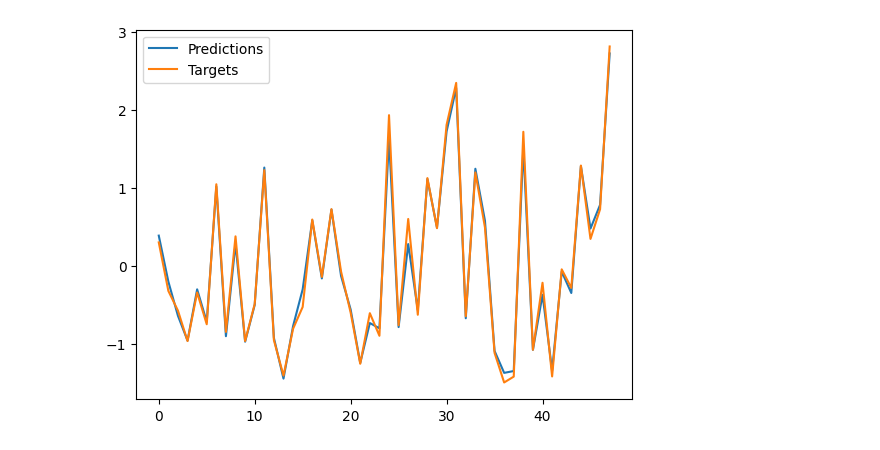
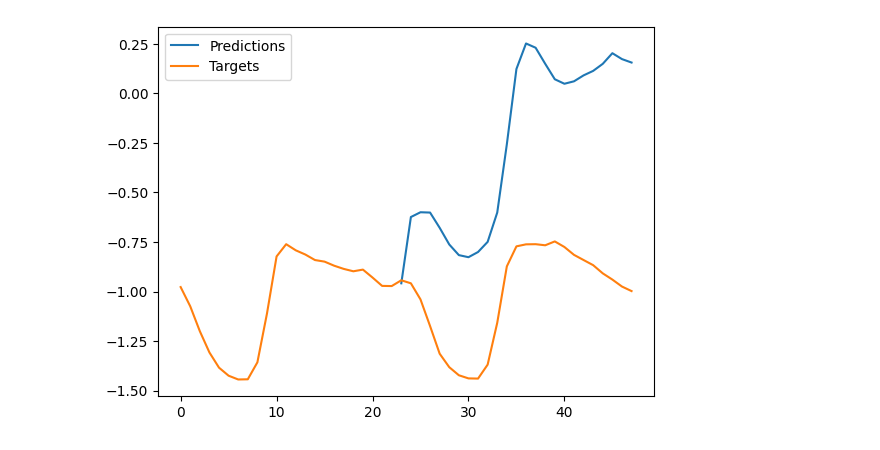
Before and after one commit to JonahNiklas/IT3030-Deep-Learning, a Jupyter notebook: Project2/fnn.ipynb, the cells around one changed output. Cells and saved outputs as stored; diff of their text form; code cells hidden in the pictures.

Commit message:
feat: add pred to fnn

```diff
--- a/Project2/fnn.ipynb
+++ b/Project2/fnn.ipynb
@@ -96,17 +133,19 @@ plt.show()
 # %%
 from load_data import getTestData
-model.load_state_dict(torch.load('model.pth'))
+model.load_state_dict(torch.load('fnn_trained_model.pth'))
 
 model.eval()
 
 data = getTestData()
 
-print(data[0][1])
-print(data[1][:24])
+# print(data[0][0])
+# print(data[1][:25])
 data = (data[0].astype(np.float32), data[1])
 def predict_one_horizon(model, X_test, given_cases,forecast_horizon):
+    X_test = X_test.copy()
     predictions = []
     assert len(X_test) == forecast_horizon+given_cases
+    # print("X_test[i:i+forecast_horizon]",X_test[:forecast_horizon])
     for i in range(forecast_horizon):
         x = torch.tensor(X_test[i:i+forecast_horizon]).to(device)
         x = x.view(1, -1)
@@ -117,6 +156,5 @@ def predict_one_horizon(model, X_test, given_cases,forecast_horizon):
 
 
 preds=predict_one_horizon(model, data[0][:48], 24, 24)
-print(preds[0:24])
-plt.plot(preds)
-plt.plot(data[1][:24])
+# print(preds)
+# print(data[1][24:48])
@@ -132,10 +161,12 @@ plt.plot(data[1][:24])
 # %%
 def plot_predictions(predictions, targets):
-    plt.plot(predictions[:48], label='Predictions')
-    plt.plot(targets[:48], label='Targets')
+
+    plt.plot([i for i in range(23,48)], [targets[24]]+predictions[:24], label='Predictions')
+
+    plt.plot(targets[0:48], label='Targets')
     plt.legend()
     plt.show()
 
-plot_predictions(predictions, targets)
+plot_predictions(preds, data[1])
 # %% [output]
-[figure, old version]
+[figure, new version]
```
Also changed, not shown: parts of 6 cells of this notebook, 7 other files.
